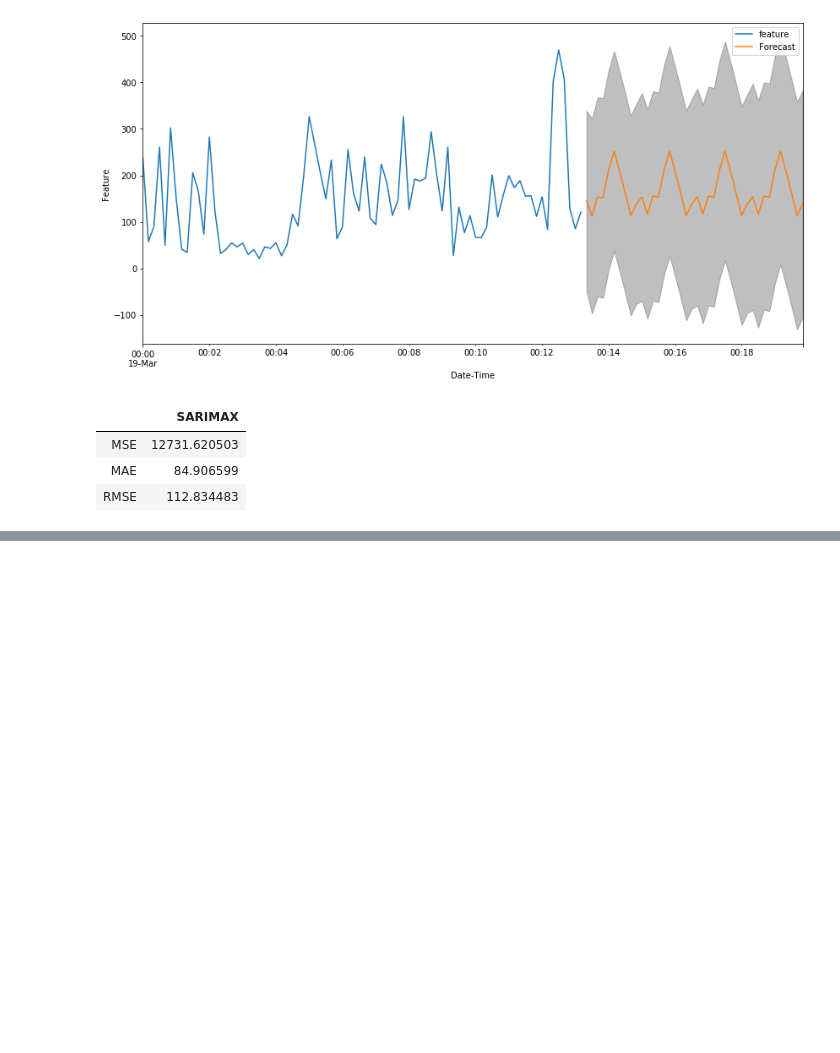
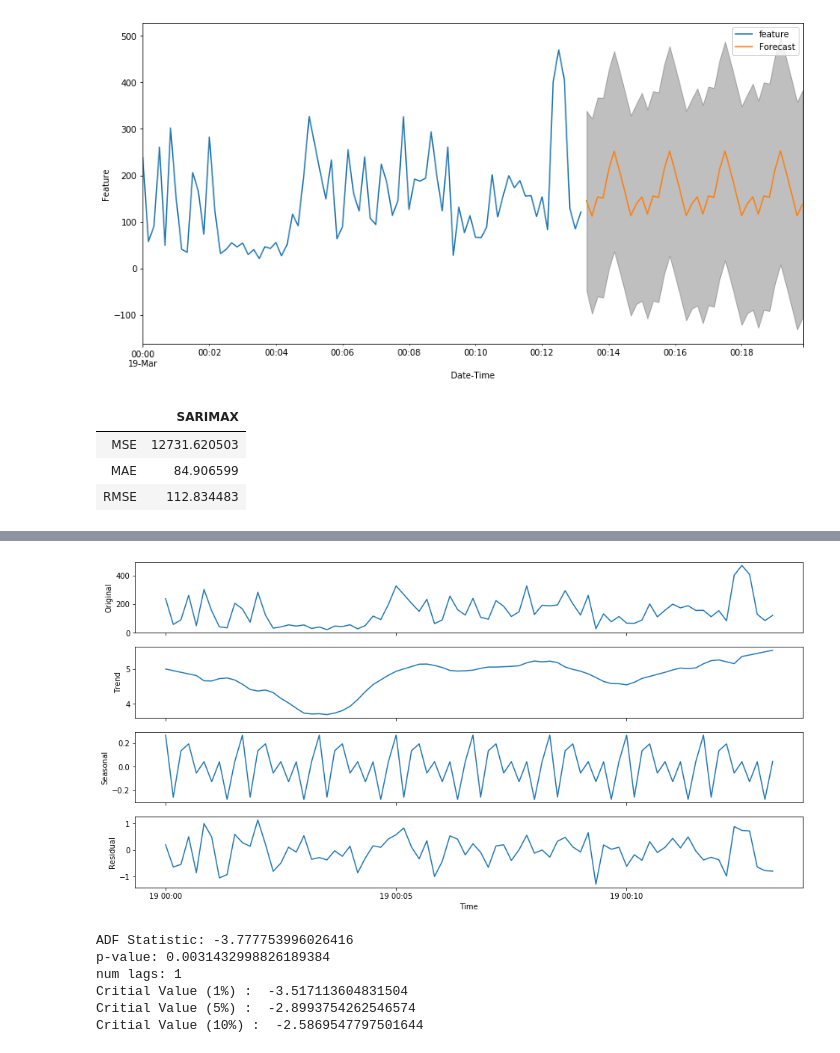
Before and after one commit to kshashank231/time-series-analysis, a Jupyter notebook: TerraBlue XT-Assignment.ipynb, the cells around one changed output, grey strips where cells are left out. Cells and saved outputs as stored; diff of their text form; code cells hidden in the pictures; blank space fills up the shorter version.

```diff
--- a/TerraBlue XT-Assignment.ipynb
+++ b/TerraBlue XT-Assignment.ipynb
@@ -456,0 +495,39 @@ Comparision Between ARIMA and SARIMAX model
+# %%
+from statsmodels.tsa.seasonal import seasonal_decompose
+#additive decomposition
+decomposition = seasonal_decompose(y,model='additive',period=10,extrapolate_trend='freq')
+trend = decomposition.trend
+seasonal = decomposition.seasonal
+residual = decomposition.resid
+
+
+fig,ax=plt.subplots(4,1,sharex=True,figsize=(16,8))
+ax[0].plot(train_data.feature )
+ax[0].set(ylabel='Original')
+ax[1].plot(trend)
+ax[1].set(ylabel='Trend')
+ax[2].plot(seasonal)
+ax[2].set(ylabel='Seasonal')
+ax[3].plot(residual)
+ax[3].set(ylabel='Residual')
+plt.xlabel('Time')
+plt.show()
+# %% [output]
+[figure, added]
+# %%
+from statsmodels.tsa.stattools import adfuller, kpss
+
+# ADF Test
+result = adfuller(y, autolag='AIC')
+print(f'ADF Statistic: {result[0]}')
+print(f'p-value: {result[1]}')
+print(f'num lags: {result[2]}')
+for key, value in result[4].items():
+    print(f'Critial Value ({key}) :  {value}')
+# %% [output]
+ADF Statistic: -3.777753996026416
+p-value: 0.0031432998826189384
+num lags: 1
+Critial Value (1%) :  -3.517113604831504
+Critial Value (5%) :  -2.8993754262546574
+Critial Value (10%) :  -2.5869547797501644
```
Also changed, not shown: parts of 15 cells of this notebook.
